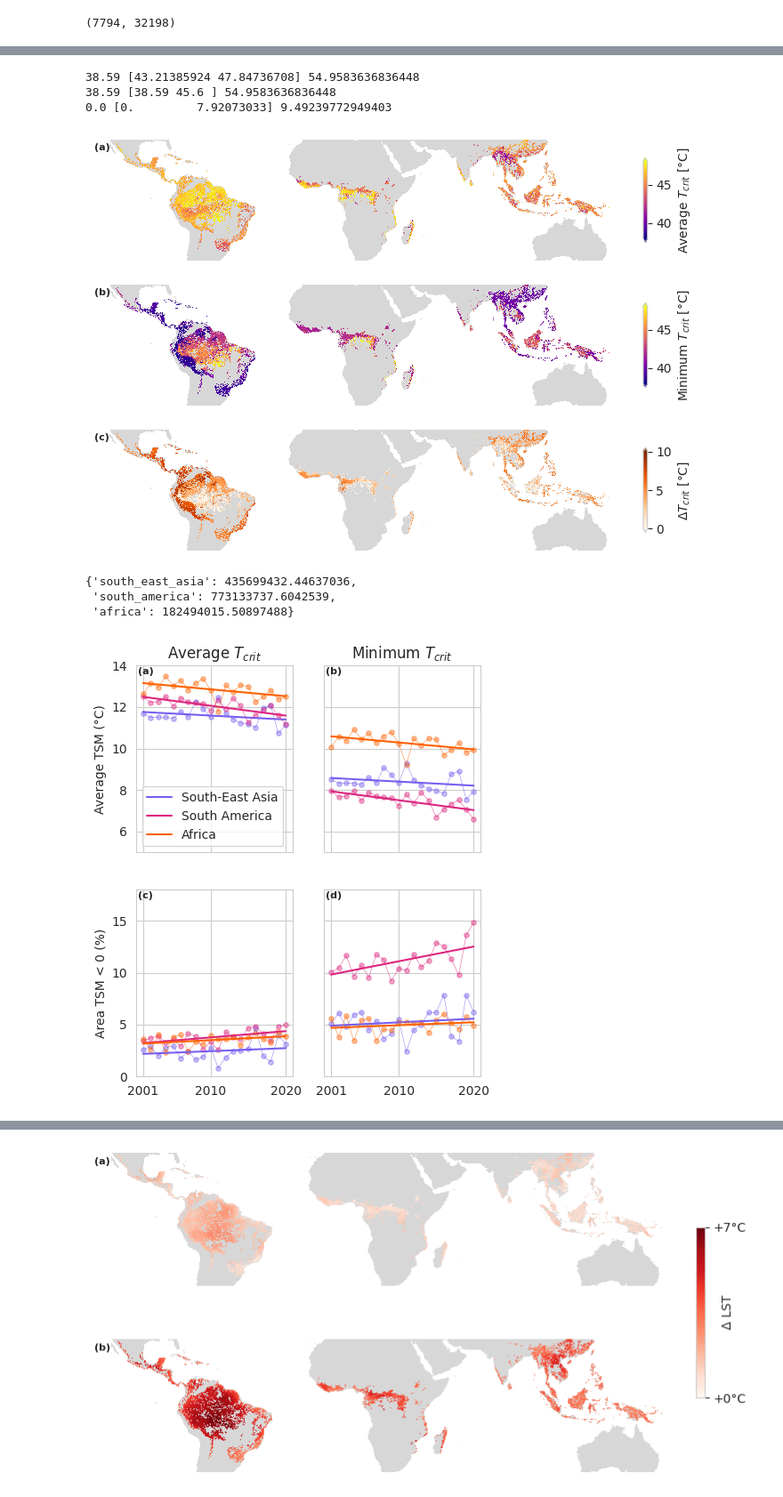
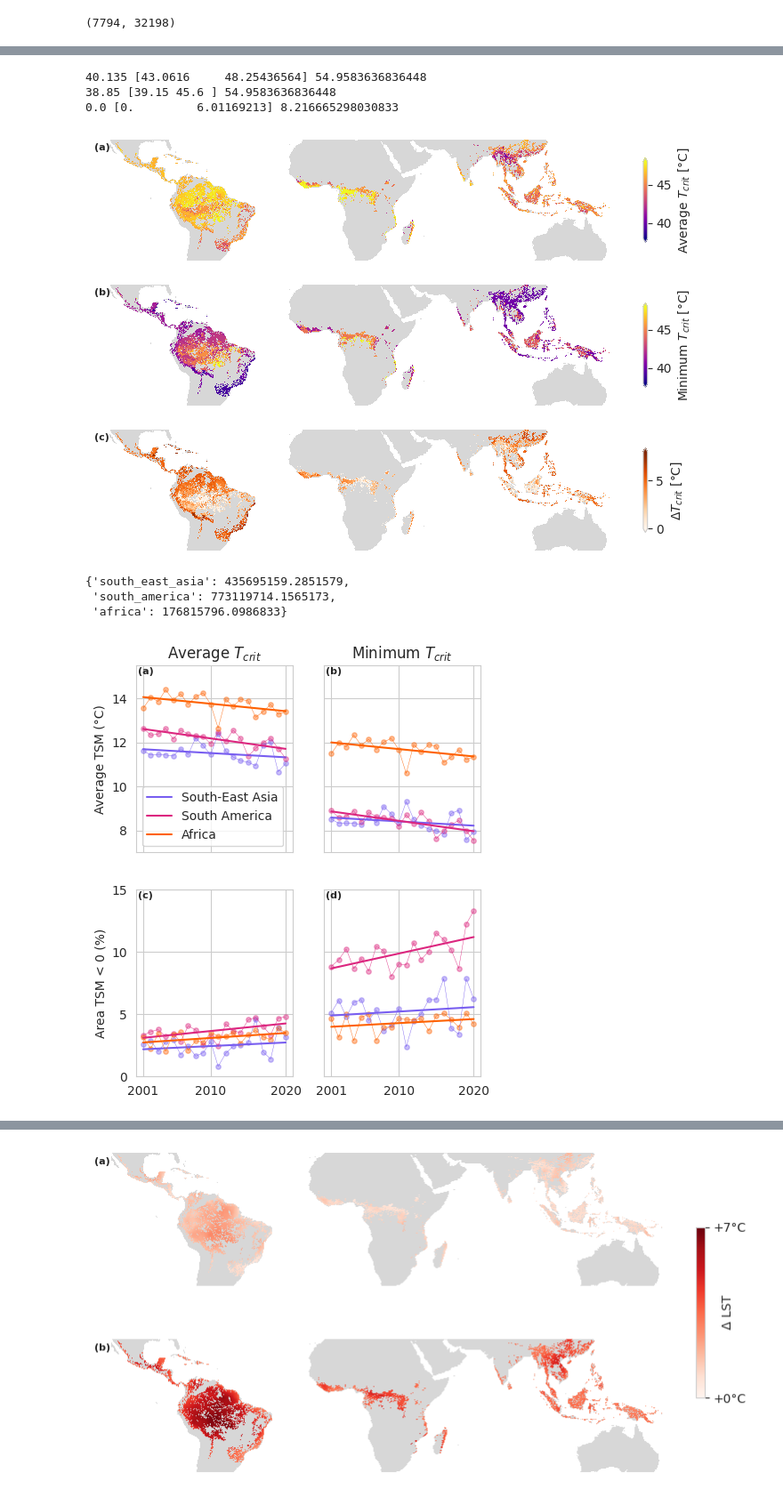
Before and after one commit to gaslen/Tcrit_tropical, a Jupyter notebook: figures.ipynb, the cells around one changed output, grey strips where cells are left out. Shown at 89% size. Drawn from its saved outputs; the diff is of its cells as text; code cells hidden in the pictures.

Commit message:
updated figures with only upper canopy Tcrits

```diff
--- a/figures.ipynb
+++ b/figures.ipynb
@@ -389,7 +402,7 @@ print(area_pos_slope / tot_area)
 # Figure S2
 # %%
 # read Tcrit map
-tcrit_map = rio.open(DATA_PATH + '/outputs/Tcrit_map_mean_1981_2010_v20.tif', 'r').read(1)
+tcrit_map = rio.open(DATA_PATH + f'/outputs/Tcrit_map_mean_1981_2010{version}.tif', 'r').read(1)
 print(tcrit_map.shape)
 # Slice Tcrit map to tropics and mask where TSM map is masked
 tcrit_map = tcrit_map[slice_tropics]
@@ -403,5 +416,5 @@ print(np.nanmean(tcrit_map))
 # %%
-min_tcrit = rio.open(DATA_PATH + '/outputs/Tcrit_map_min_1981_2010_v20.tif', 'r').read(1)
+min_tcrit = rio.open(DATA_PATH + f'/outputs/Tcrit_map_min_1981_2010{version}.tif', 'r').read(1)
 min_tcrit = min_tcrit[slice_tropics]
 min_tcrit[np.isnan(tsm_2020_map)] = np.nan
 delta_tcrit = tcrit_map - min_tcrit
@@ -426,9 +439,9 @@ print(np.nanmin(tcrit_map), np.nanquantile(tcrit_map, (0.05,0.95)), np.nanmax(tc
 print(np.nanmin(min_tcrit), np.nanquantile(min_tcrit, (0.05,0.95)), np.nanmax(min_tcrit))
 print(np.nanmin(delta_tcrit), np.nanquantile(delta_tcrit, (0.05,0.95)), np.nanmax(delta_tcrit))
 # %% [output]
-38.59 [43.21385924 47.84736708] 54.9583636836448
-38.59 [38.59 45.6 ] 54.9583636836448
-0.0 [0.         7.92073033] 9.49239772949403
+40.135 [43.0616     48.25436564] 54.9583636836448
+38.85 [39.15 45.6 ] 54.9583636836448
+0.0 [0.         6.01169213] 8.216665298030833
 # %%
 fig, axs = plt.subplots(3, 1, figsize=(10,6))
 
@@ -436,7 +449,7 @@ tcrit_minn = 38
 tcrit_maxx = 48
 tcrit_cmap = colors.LinearSegmentedColormap.from_list("tcrit", ["yellow", "red"])
 delta_minn = 0
-delta_maxx = 10
+delta_maxx = 8
 
 for ax, data, cmap, minn, maxx, ylab, abc in zip(
     axs, [tcrit_map, min_tcrit, delta_tcrit], ['plasma', 'plasma', 'Oranges'], [tcrit_minn, tcrit_minn, delta_minn], [tcrit_maxx, tcrit_maxx, delta_maxx],
@@ -458,9 +471,9 @@ for ax, data, cmap, minn, maxx, ylab, abc in zip(
 
     ax.text(-0.03, 0.97, abc, transform=ax.transAxes, fontsize=8, fontweight='bold', va='top', ha='left')
 
-plt.savefig("figures/resubmission/Tcrit_mean_min_delta.pdf", bbox_inches='tight')
+plt.savefig(f"figures/resubmission/Tcrit_mean_min_delta{version}.pdf", bbox_inches='tight')
 # %% [output]
-[figure, old version]
+[figure, new version]
 # %%
 # Figure 2
 # %%
@@ -477,7 +490,7 @@ df_frac_area_neg_tsm_min_tcrit = pd.DataFrame({'year': range(2001, 2021)})
 total_area = {k: [] for k in geo_slices.keys()}
 
 for continent, slice in geo_slices.items():
-    tsm_mean_tcrit = np.load(DATA_PATH + f"/outputs/TSM_2001_2020_{continent}__v20.npy")
+    tsm_mean_tcrit = np.load(DATA_PATH + f"/outputs/TSM_2001_2020_{continent}_{version}.npy")
     df_median_tsm_mean_tcrit[continent] = np.nanmedian(tsm_mean_tcrit, axis=(0,1))
     df_mean_tsm_mean_tcrit[continent] = [np.mean(tsm_mean_tcrit[...,i][~np.isnan(tsm_mean_tcrit[...,i])]) for i in range(tsm_mean_tcrit.shape[2])]
 
@@ -488,7 +501,7 @@ for continent, slice in geo_slices.items():
     # df_area_neg_tsm_mean_tcrit[f"total_hectares_{continent}"] = tot_area_mean_tcrit
     df_frac_area_neg_tsm_mean_tcrit[continent] = area_tsm_neg_mean_tcrit/tot_area_mean_tcrit*100
 
-    tsm_min_tcrit = np.load(DATA_PATH + f"/outputs/TSM_minTcrit_2001_2020_{continent}__v20.npy")
+    tsm_min_tcrit = np.load(DATA_PATH + f"/outputs/TSM_minTcrit_2001_2020_{continent}_{version}.npy")
     df_median_tsm_min_tcrit[continent] = np.nanmedian(tsm_min_tcrit, axis=(0,1))
     df_mean_tsm_min_tcrit[continent] = [np.mean(tsm_min_tcrit[...,i][~np.isnan(tsm_min_tcrit[...,i])]) for i in range(tsm_min_tcrit.shape[2])]
 
@@ -502,9 +515,9 @@ for continent, slice in geo_slices.items():
 total_area = {k: v[0] for k, v in total_area.items()}
 total_area
 # %% [output]
-{'south_east_asia': 435699432.44637036,
- 'south_america': 773133737.6042539,
- 'africa': 182494015.50897488}
+{'south_east_asia': 435695159.2851579,
+ 'south_america': 773119714.1565173,
+ 'africa': 176815796.0986833}
 # %%
 sns.set_style('whitegrid')
 fig, ((ax1, ax2), (ax3, ax4)) = plt.subplots(2,2, figsize=(5,6), sharex=True, sharey='row')
@@ -516,37 +529,37 @@ for ax, df in zip([ax1, ax2], [df_mean_tsm_mean_tcrit, df_mean_tsm_min_tcrit]):#
     # ax2: median TSM for min Tcrit
     for continent, color in zip(geo_slices.keys(), ['#785EF0', '#DC267F','#FE6100']):
         y = df[continent].values
         model = LinearRegression().fit(X, y)
         pred = model.predict(X)
         ax.scatter(x, y, color=color, edgecolor=None, s=15, alpha=0.4, label="_nolegend_")
         ax.plot(x, y, color=color, linewidth=0.3, label="_nolegend_")
         ax.plot(x, pred, color=color, linewidth=1.5, label=continent)
-    ax.set(xticks=[2001, 2010, 2020], ylim=(5, 14), xlabel=None)
+    ax.set(xticks=[2001, 2010, 2020], ylim=(7, 15.5), xlabel=None)
 ax1.set_ylabel('Average TSM (°C)')
 ax1.set_title(r"Average $T_{crit}$")#'Average Tcrit')
 ax2.set_title(r"Minimum $T_{crit}$")#'Minimum Tcrit')
 ax1.legend(labels=['South-East Asia', 'South America', 'Africa'])
 
 for ax, df in zip([ax3, ax4], [df_frac_area_neg_tsm_mean_tcrit, df_frac_area_neg_tsm_min_tcrit]):
     # ax3: area TSM < 0 for mean Tcrit
     # ax4: area TSM < 0 for min Tcrit
     for continent, color in zip(geo_slices.keys(), ['#785EF0', '#DC267F','#FE6100']):
         y = df[continent].values
         # model = make_pipeline(PolynomialFeatures(4), Ridge(alpha=1e-5)).fit(X, y)
         model = LinearRegression().fit(X, y)
         pred = model.predict(X)
         ax.scatter(x, y, color=color, edgecolor=None, s=15, alpha=0.4)
         ax.plot(x, y, color=color, linewidth=0.3)
         ax.plot(x, pred, color=color, linewidth=1.5)
-        ax.set(ylim=(0,18))
+        ax.set(ylim=(0,15), yticks=[0,5,10,15])
 ax3.set(ylabel='Area TSM < 0 (%)')
 
 for ax, abc in zip([ax1, ax2, ax3, ax4], ['(a)', '(b)', '(c)', '(d)']):
     ax.text(0.01, 0.99, abc, transform=ax.transAxes, fontsize=8, fontweight='bold', va='top', ha='left')
 
-plt.savefig("figures/resubmission/TSM_area_curves_mean_min_tcrit.pdf", bbox_inches='tight')
+plt.savefig(f"figures/resubmission/TSM_area_curves_mean_min_tcrit{version}.pdf", bbox_inches='tight')
 # %% [output]
-[figure, old version]
+[figure, new version]
 # %%
 # average yearly difference in TSM between using mean Tcrit and min Tcrit
 (df_mean_tsm_mean_tcrit - df_mean_tsm_min_tcrit).mean()
```
Also changed, not shown: parts of 43 cells of this notebook, 2 other files.
